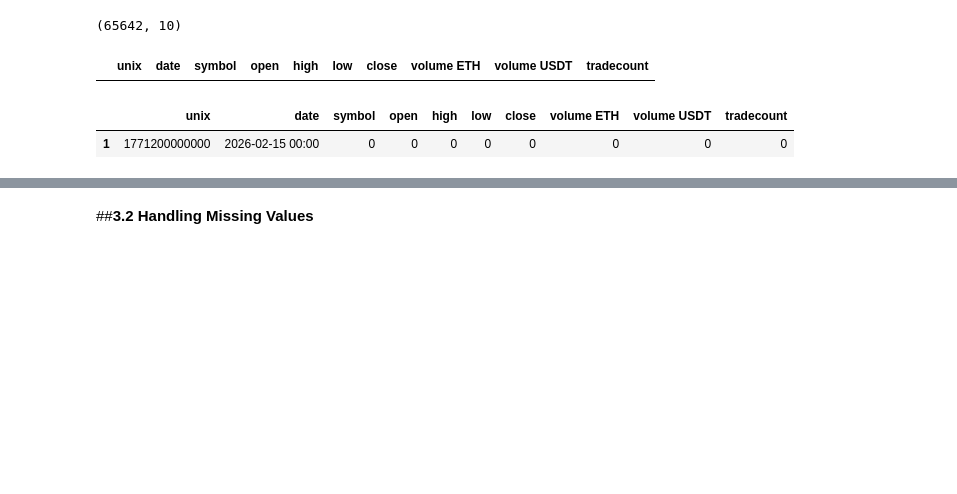
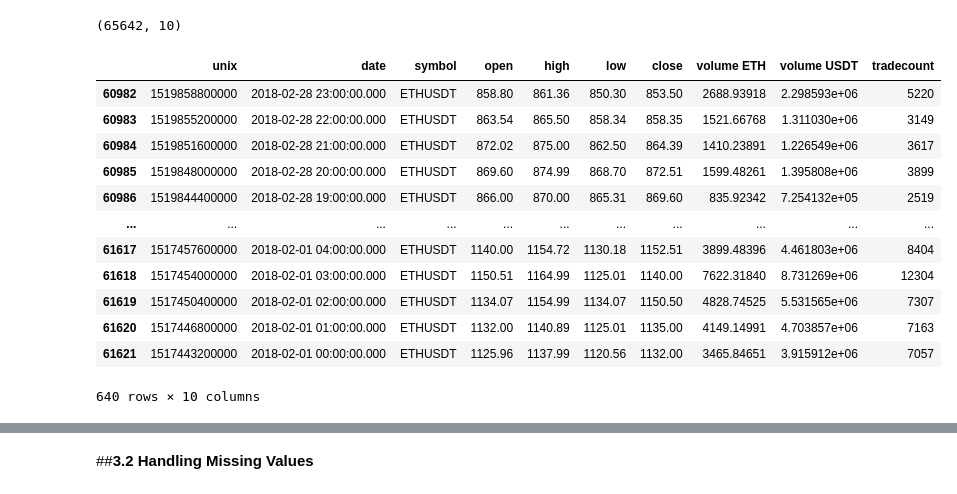
Before and after one commit to NeedlerOP/Binance-Hrly, a Jupyter notebook: Notebooks/ETH_USD_Price_Forcasting.ipynb, the cells around one changed output, grey strips where cells are left out. Saved outputs shown, nothing was run; the diff lists cells and outputs as text; code cells hidden in the pictures; blank space fills up the shorter version.

```diff
--- a/Notebooks/ETH_USD_Price_Forcasting.ipynb
+++ b/Notebooks/ETH_USD_Price_Forcasting.ipynb
@@ -152,33 +152,30 @@ df.shape
 # %%
 # Extract rows that don't have standtad format
 df = df.rename(columns={'Date': 'date'})
 df = df.rename(columns={'Unix': 'unix'})
 df = df.rename(columns={'Symbol': 'symbol'})
 df = df.rename(columns={'Open': 'open'})
 df = df.rename(columns={'High': 'high'})
 df = df.rename(columns={'Low': 'low'})
 df = df.rename(columns={'Close': 'close'})
 df = df.rename(columns={'Volume ETH': 'volume ETH'})
 df = df.rename(columns={'Volume USDT': 'volume USDT'})
 df = df.rename(columns={'Tradecount': 'tradecount'})
-nan_data = df[df['date'].str.len() < 19]
+nan_data = df[df['date'].str.len() !=19]
 nan_data.shape
 
 nan_data
 # %% [output]
 |  | unix | date | symbol | open | high | low | close | volume ETH | volume USDT | tradecount |
+| 60982 | 1519858800000 | 2018-02-28 23:00:00.000 | ETHUSDT | 858.80 | 861.36 | 850.30 | 853.50 | 2688.93918 | 2.298593e+06 | 5220 |
+| 60983 | 1519855200000 | 2018-02-28 22:00:00.000 | ETHUSDT | 863.54 | 865.50 | 858.34 | 858.35 | 1521.66768 | 1.311030e+06 | 3149 |
+| 60984 | 1519851600000 | 2018-02-28 21:00:00.000 | ETHUSDT | 872.02 | 875.00 | 862.50 | 864.39 | 1410.23891 | 1.226549e+06 | 3617 |
+| 60985 | 1519848000000 | 2018-02-28 20:00:00.000 | ETHUSDT | 869.60 | 874.99 | 868.70 | 872.51 | 1599.48261 | 1.395808e+06 | 3899 |
+| 60986 | 1519844400000 | 2018-02-28 19:00:00.000 | ETHUSDT | 866.00 | 870.00 | 865.31 | 869.60 | 835.92342 | 7.254132e+05 | 2519 |
+| ... | ... | ... | ... | ... | ... | ... | ... | ... | ... | ... |
+| 61617 | 1517457600000 | 2018-02-01 04:00:00.000 | ETHUSDT | 1140.00 | 1154.72 | 1130.18 | 1152.51 | 3899.48396 | 4.461803e+06 | 8404 |
+| 61618 | 1517454000000 | 2018-02-01 03:00:00.000 | ETHUSDT | 1150.51 | 1164.99 | 1125.01 | 1140.00 | 7622.31840 | 8.731269e+06 | 12304 |
+| 61619 | 1517450400000 | 2018-02-01 02:00:00.000 | ETHUSDT | 1134.07 | 1154.99 | 1134.07 | 1150.50 | 4828.74525 | 5.531565e+06 | 7307 |
+| 61620 | 1517446800000 | 2018-02-01 01:00:00.000 | ETHUSDT | 1132.00 | 1140.89 | 1125.01 | 1135.00 | 4149.14991 | 4.703857e+06 | 7163 |
+| 61621 | 1517443200000 | 2018-02-01 00:00:00.000 | ETHUSDT | 1125.96 | 1137.99 | 1120.56 | 1132.00 | 3465.84651 | 3.915912e+06 | 7057 |
+640 rows × 10 columns
-# %%
-# Check if we catch them right!
-
-import pandas as pd
-
-#data = [1771200000000, 2695.2, 2697.94, 2690.0, 2693.04,4286.4822,11549670.347251,41200 ]  # Your desired values
-
-nan_data.loc['1'] = [1771200000000,'2026-02-15 00:00',0,0,0,0,0,0,0,0]
-#nan_data= {'date':pd.to_datetime(['2026-02-15 00:00:00'])}
-
-nan_data = pd.DataFrame(nan_data)
-nan_data.head()
-# %% [output]
-|  | unix | date | symbol | open | high | low | close | volume ETH | volume USDT | tradecount |
-| 1 | 1771200000000 | 2026-02-15 00:00 | 0 | 0 | 0 | 0 | 0 | 0 | 0 | 0 |
```
Also changed, not shown: parts of 16 cells of this notebook.
